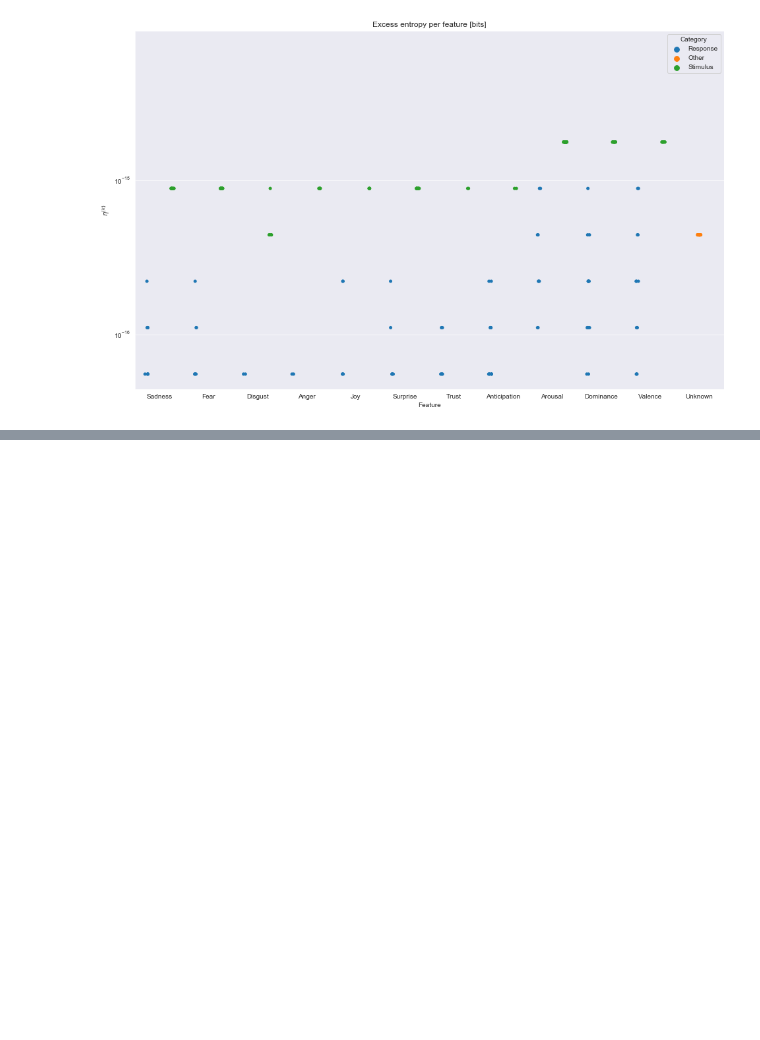
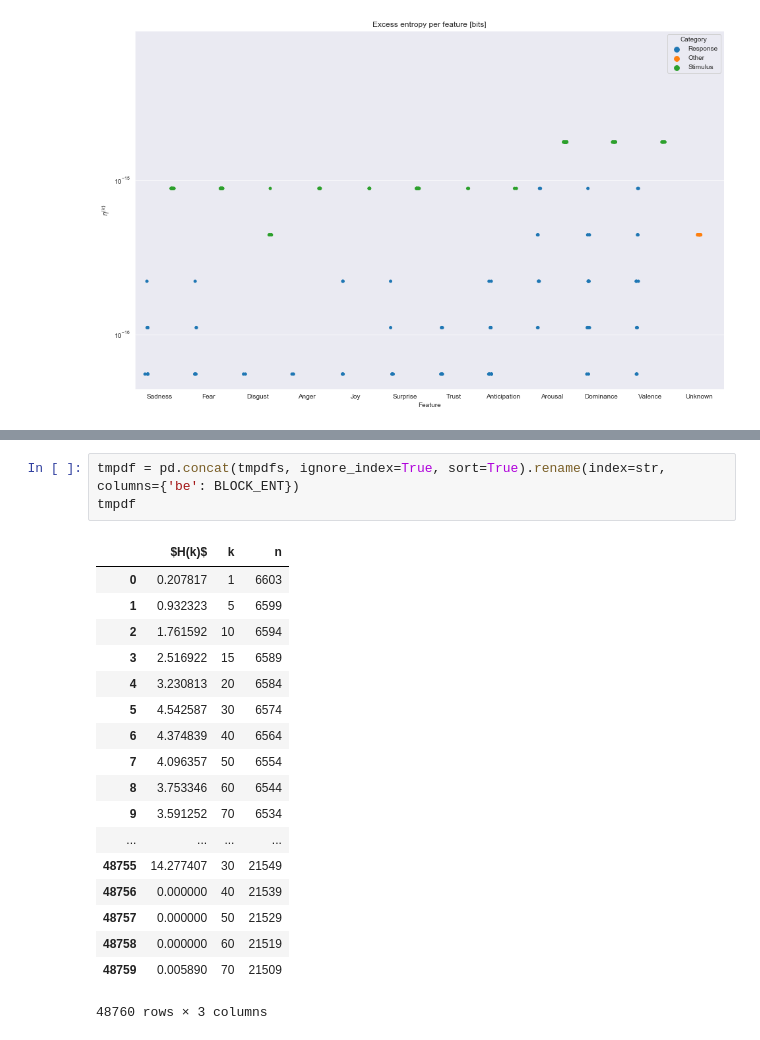
Before and after one commit to kjaquier/psylit-experiments, a Jupyter notebook: notebooks/dev/cascades-block-entropy.ipynb, the cells around one changed output, grey strips where cells are left out. Drawn from its saved outputs; the diff is of its cells as text; blank space fills up the shorter version.

```diff
--- a/notebooks/dev/cascades-block-entropy.ipynb
+++ b/notebooks/dev/cascades-block-entropy.ipynb
@@ -291,0 +315,22 @@ mcsr.groupby(['Subject', 'Document']).apply(lambda d: d.replace(0, np.nan).rolli
+# %%
+tmpdf = pd.concat(tmpdfs, ignore_index=True, sort=True).rename(index=str, columns={'be': BLOCK_ENT})
+tmpdf
+# %% [output]
+|  | $H(k)$ | k | n |
+| 0 | 0.207817 | 1 | 6603 |
+| 1 | 0.932323 | 5 | 6599 |
+| 2 | 1.761592 | 10 | 6594 |
+| 3 | 2.516922 | 15 | 6589 |
+| 4 | 3.230813 | 20 | 6584 |
+| 5 | 4.542587 | 30 | 6574 |
+| 6 | 4.374839 | 40 | 6564 |
+| 7 | 4.096357 | 50 | 6554 |
+| 8 | 3.753346 | 60 | 6544 |
+| 9 | 3.591252 | 70 | 6534 |
+| ... | ... | ... | ... |
+| 48755 | 14.277407 | 30 | 21549 |
+| 48756 | 0.000000 | 40 | 21539 |
+| 48757 | 0.000000 | 50 | 21529 |
+| 48758 | 0.000000 | 60 | 21519 |
+| 48759 | 0.005890 | 70 | 21509 |
+48760 rows × 3 columns
```
Also changed, not shown: parts of 17 cells of this notebook, 5 other files.
